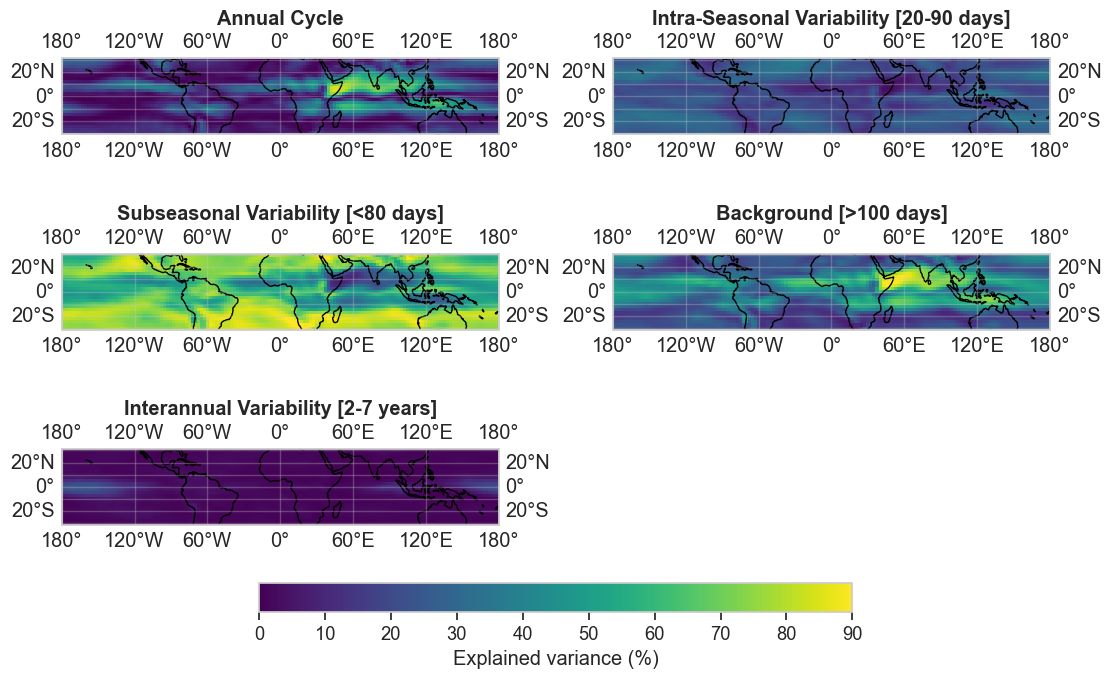
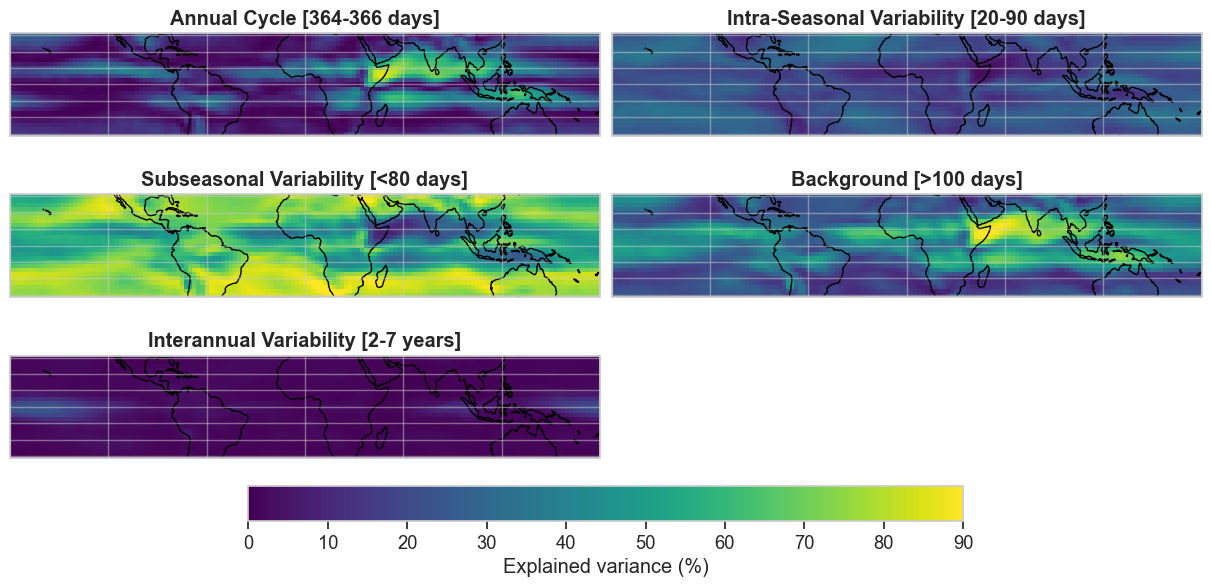
The change to this notebook cell's code, shown as a diff; its figure went from the first image to the second:
--- before
+++ after
@@ -1,4 +1,5 @@
+
 panels = [
-    (exp_var_AC, 'Annual Cycle'),
+    (exp_var_AC, 'Annual Cycle [364-366 days]'),
     (exp_var_IS, 'Intra-Seasonal Variability [20-90 days]'),
     (exp_var_SS, 'Subseasonal Variability [<80 days]'),
@@ -9,5 +10,5 @@
 fig, axes = plt.subplots(
     3, 2,
-    figsize=(11, 7),
+    figsize=(12, 6),
     subplot_kw={'projection': projPC},
     layout='constrained',
@@ -18,6 +19,7 @@
                          cmap='viridis', vmin=0, vmax=90)
     ax.coastlines()
-    ax.gridlines(draw_labels=True, alpha=0.3)
+    ax.gridlines(draw_labels=False, alpha=0.5)
     ax.set_title(title, fontweight='bold')
+    ax.set_aspect('equal')
 
 axes.flat[-1].set_visible(False)
@@ -27,4 +29,5 @@
     ax=axes,
     orientation='horizontal',
+
     label='Explained variance (%)',
     shrink=0.6,

Commit: Update execution counts in frequency decomposition notebook